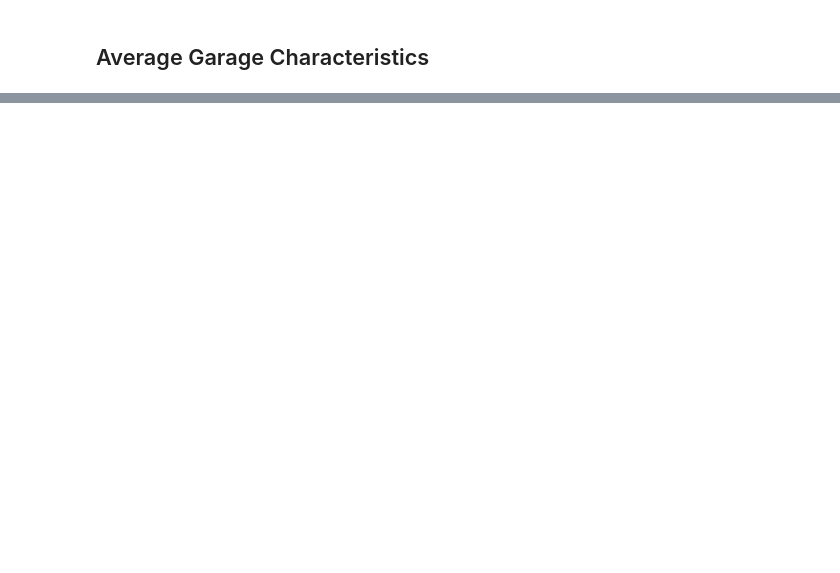
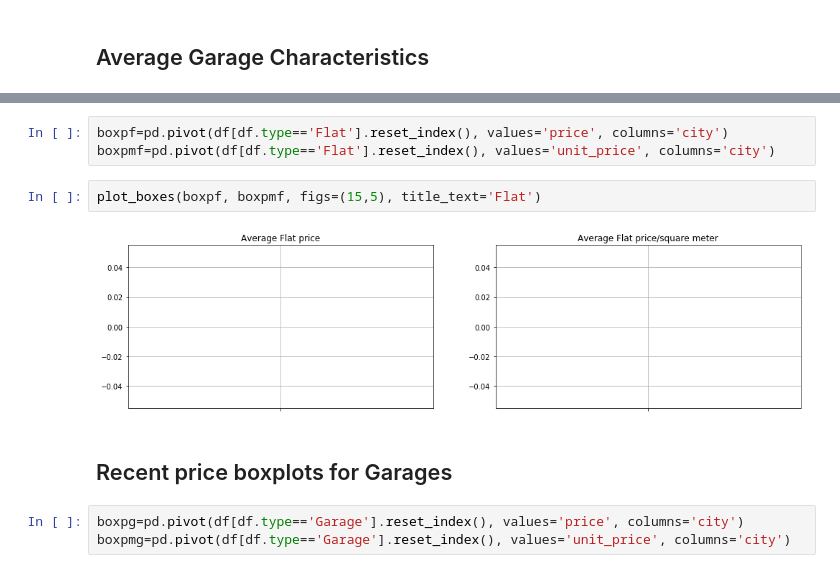
Before and after one commit to diveki/Property-finder, a Jupyter notebook: Summary_for_flats_template.ipynb, the cells around one changed output, grey strips where cells are left out. Cells and saved outputs as stored; diff of their text form; blank space fills up the shorter version.

```diff
--- a/Summary_for_flats_template.ipynb
+++ b/Summary_for_flats_template.ipynb
@@ -97,0 +125,12 @@ plot_averages(avp_garage, avpm_garage, avs_garage, avls_garage, avc_garage, titl
+# %%
+boxpf=pd.pivot(df[df.type=='Flat'].reset_index(), values='price', columns='city')
+boxpmf=pd.pivot(df[df.type=='Flat'].reset_index(), values='unit_price', columns='city')
+# %%
+plot_boxes(boxpf, boxpmf, figs=(15,5), title_text='Flat')
+# %% [output]
+[figure, added]
+# %% [markdown]
+## Recent price boxplots for Garages
+# %%
+boxpg=pd.pivot(df[df.type=='Garage'].reset_index(), values='price', columns='city')
+boxpmg=pd.pivot(df[df.type=='Garage'].reset_index(), values='unit_price', columns='city')
```
Also changed, not shown: parts of 13 cells of this notebook, 2 other files.
